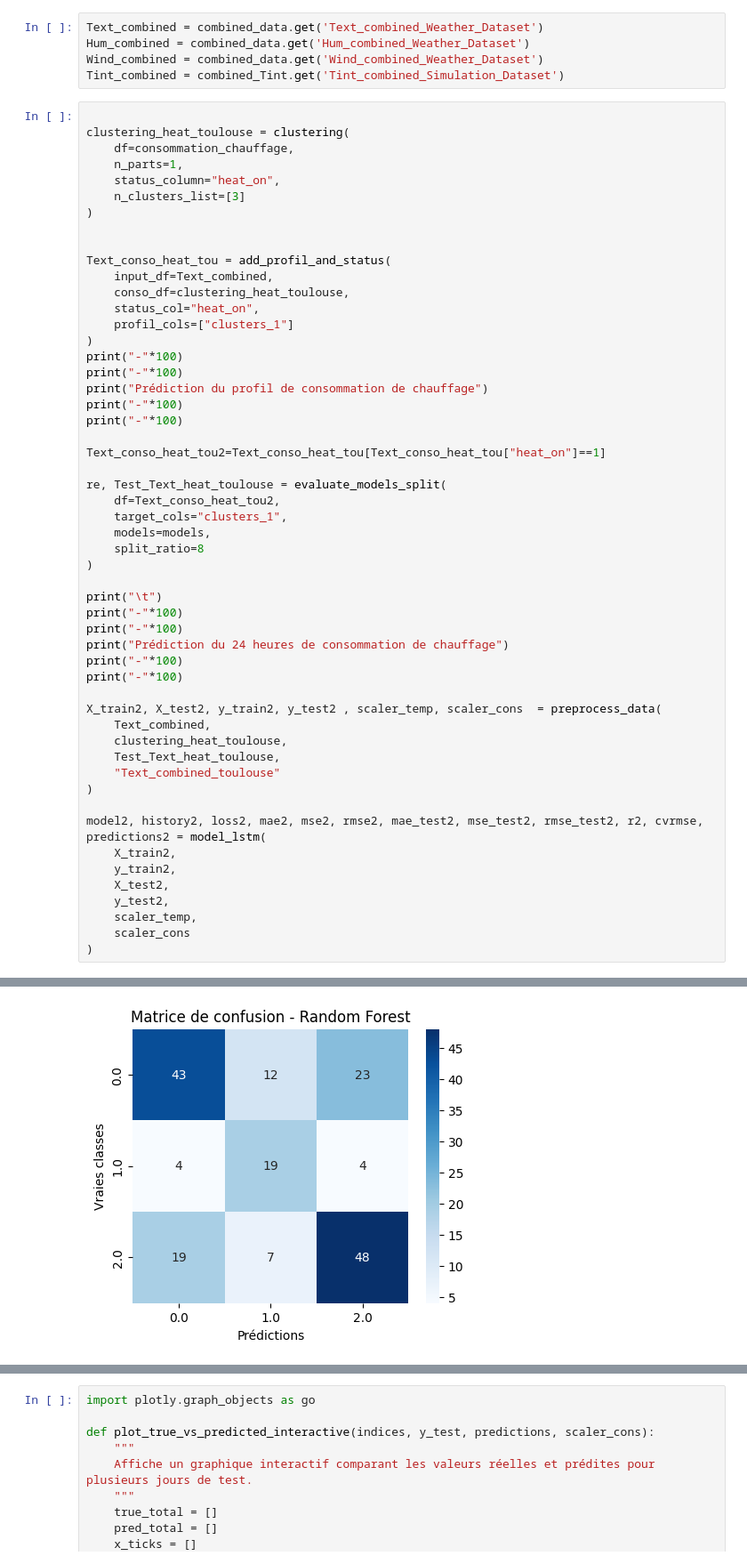
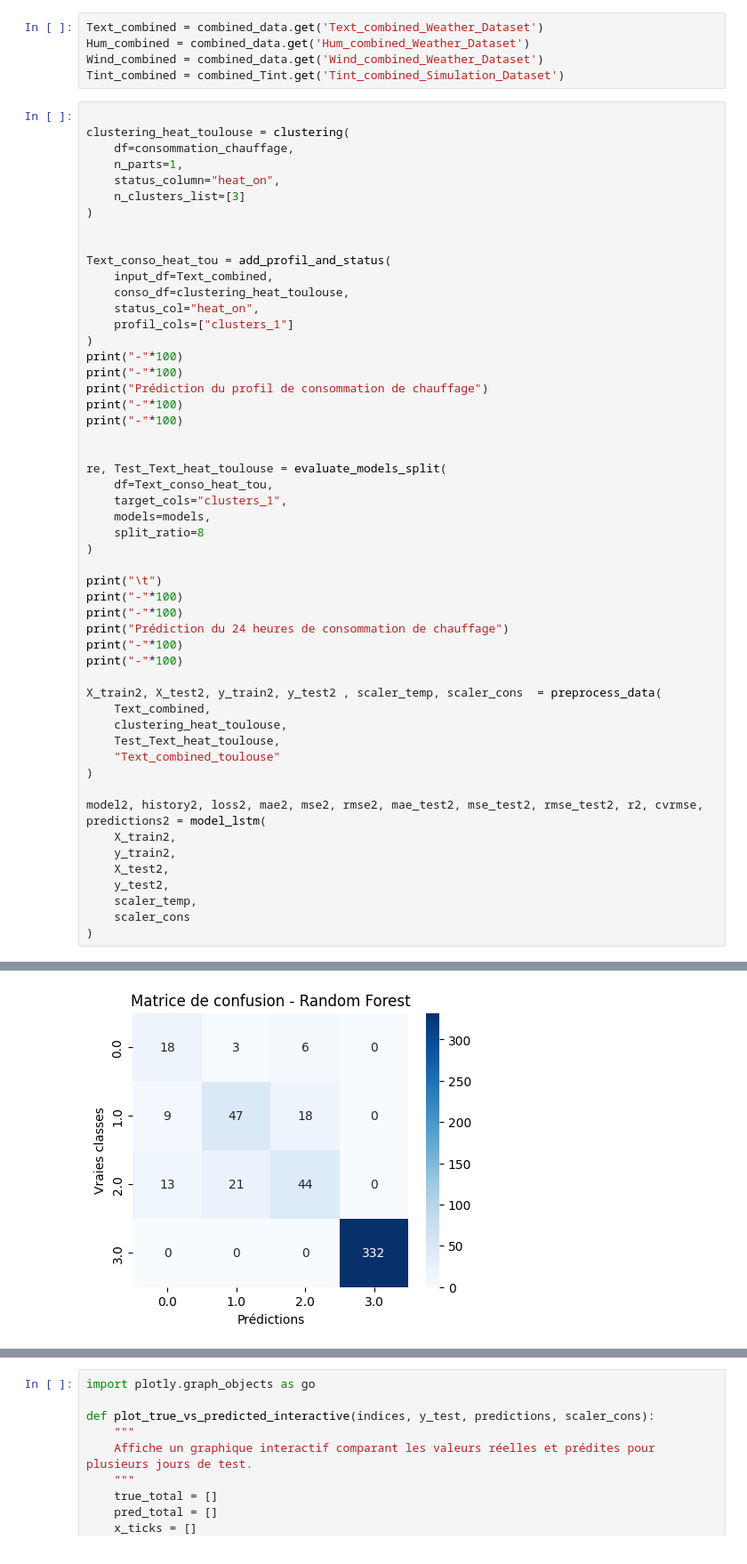
Before and after one commit to toubia-j/pro, a Jupyter notebook: notebooks/prediction_conso_chauffage_avec_Text__donnes7ans.ipynb, the cells around one changed output, grey strips where cells are left out. Shown: that part at 89% size. Cells and saved outputs as stored; diff of their text form.

```diff
--- a/notebooks/prediction_conso_chauffage_avec_Text__donnes7ans.ipynb
+++ b/notebooks/prediction_conso_chauffage_avec_Text__donnes7ans.ipynb
@@ -229,10 +229,9 @@ print("Prédiction du profil de consommation de chauffage")
 print("-"*100)
 print("-"*100)
 
-Text_conso_heat_tou2=Text_conso_heat_tou[Text_conso_heat_tou["heat_on"]==1]
 
 re, Test_Text_heat_toulouse = evaluate_models_split(
-    df=Text_conso_heat_tou2,
+    df=Text_conso_heat_tou,
     target_cols="clusters_1",
     models=models,
     split_ratio=8
@@ -241,31 +240,31 @@ re, Test_Text_heat_toulouse = evaluate_models_split(
 print("\t")
 print("-"*100)
 print("-"*100)
 print("Prédiction du 24 heures de consommation de chauffage")
 print("-"*100)
 print("-"*100)
 
 X_train2, X_test2, y_train2, y_test2 , scaler_temp, scaler_cons  = preprocess_data(
     Text_combined,
     clustering_heat_toulouse,
     Test_Text_heat_toulouse,
     "Text_combined_toulouse"
 )
 
 model2, history2, loss2, mae2, mse2, rmse2, mae_test2, mse_test2, rmse_test2, r2, cvrmse, predictions2 = model_lstm(
     X_train2,
     y_train2,
     X_test2,
     y_test2,
     scaler_temp,
     scaler_cons
 )
 # %% [output]
 ----------------------------------------------------------------------------------------------------
 ----------------------------------------------------------------------------------------------------
 Prédiction du profil de consommation de chauffage
 ----------------------------------------------------------------------------------------------------
 ----------------------------------------------------------------------------------------------------
 
 Évaluation de Random Forest...
-[figure, old version]
+[figure, new version]
```
Also changed, not shown: parts of 1 cell of this notebook, 9 other files.
